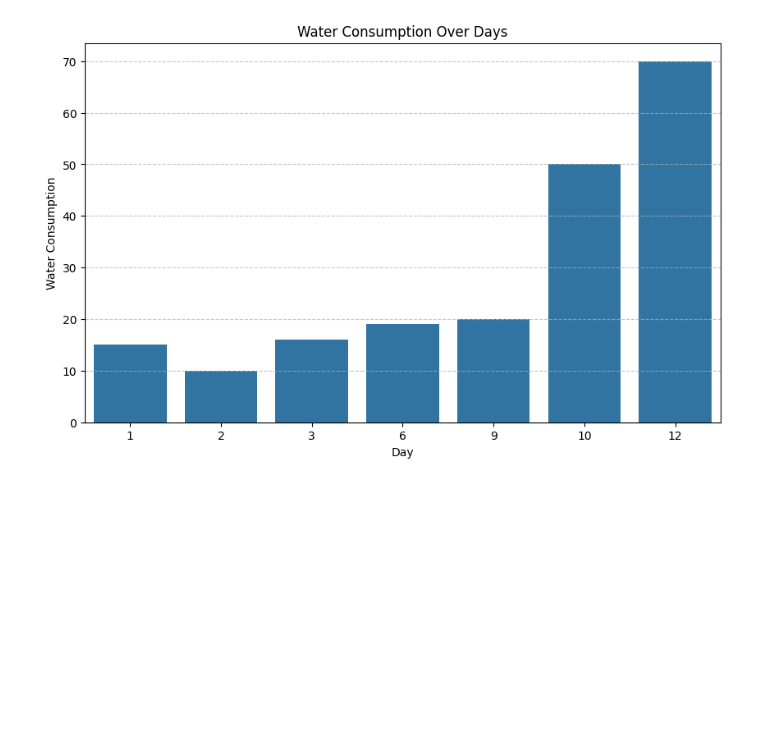
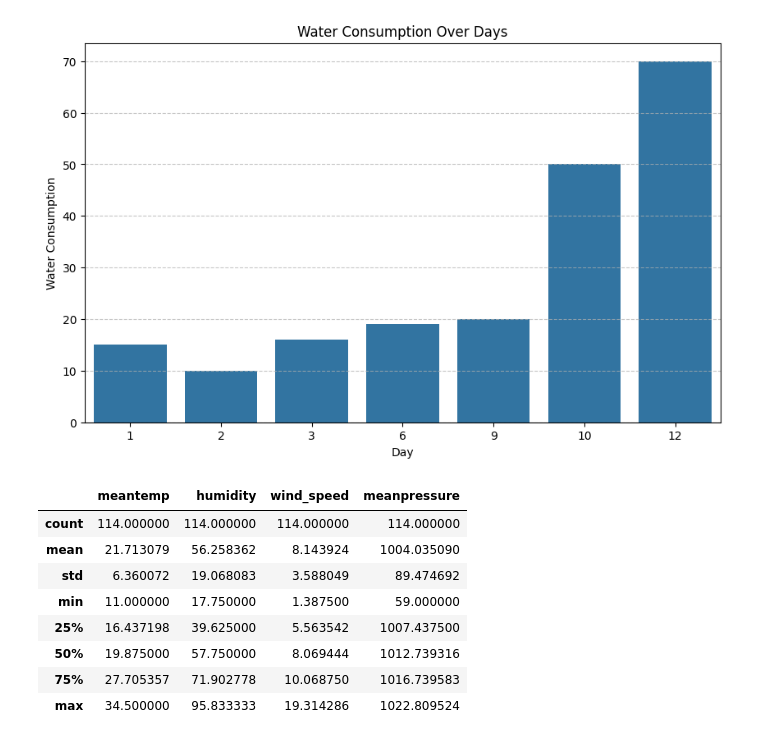
Before and after one commit to Akhila06-123/Data-Analytics, a Jupyter notebook: predictive_analysis.ipynb, the cells around one changed output. Cells and saved outputs as stored; diff of their text form; code cells hidden in the pictures; blank space fills up the shorter version.

```diff
--- a/predictive_analysis.ipynb
+++ b/predictive_analysis.ipynb
@@ -55,3 +64,18 @@ plt.grid(axis='y', linestyle='--', alpha=0.7)
 plt.show()
 # %% [output]
 [figure]
+# %%
+import pandas as pd
+import numpy as np
+df = pd.read_csv("/content/DailyDelhiClimateTest.csv")
+df.describe()
+# %% [output]
+|  | meantemp | humidity | wind_speed | meanpressure |
+| count | 114.000000 | 114.000000 | 114.000000 | 114.000000 |
+| mean | 21.713079 | 56.258362 | 8.143924 | 1004.035090 |
+| std | 6.360072 | 19.068083 | 3.588049 | 89.474692 |
+| min | 11.000000 | 17.750000 | 1.387500 | 59.000000 |
+| 25% | 16.437198 | 39.625000 | 5.563542 | 1007.437500 |
+| 50% | 19.875000 | 57.750000 | 8.069444 | 1012.739316 |
+| 75% | 27.705357 | 71.902778 | 10.068750 | 1016.739583 |
+| max | 34.500000 | 95.833333 | 19.314286 | 1022.809524 |
```
Also changed, not shown: parts of 8 cells of this notebook.
